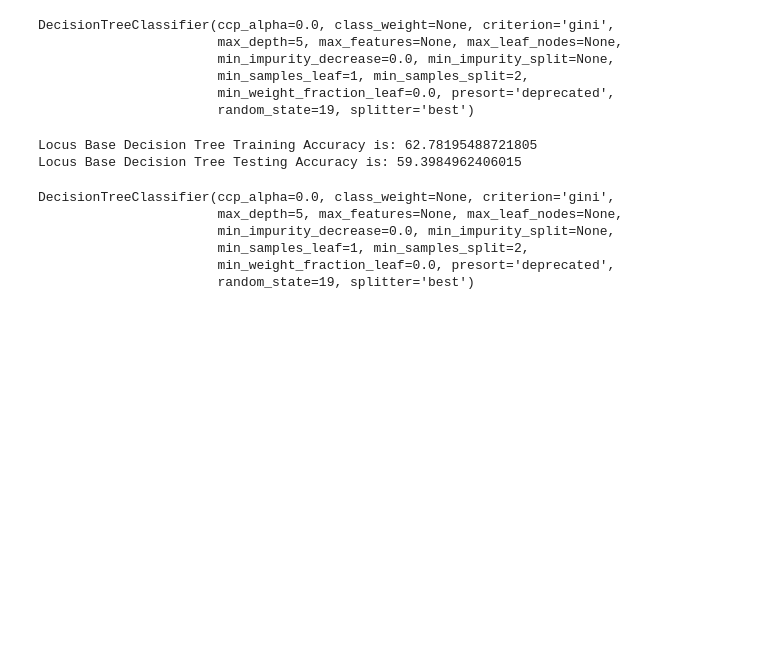
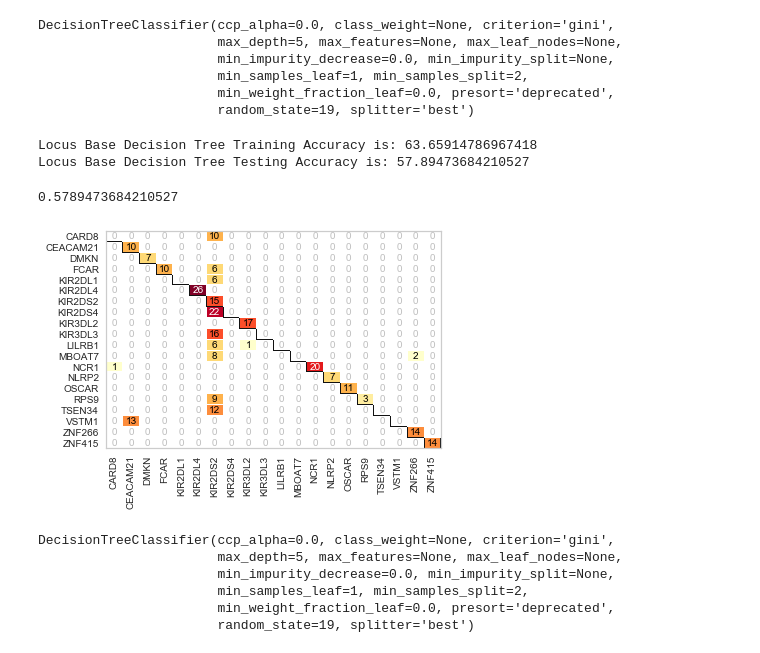
Before and after one commit to eannefawcett/Classifying-Gene-Locus-by-Protein-Composition, a Jupyter notebook: Modeling-19.ipynb, the cells around one changed output. Cells and saved outputs as stored; diff of their text form; code cells hidden in the pictures; blank space fills up the shorter version.

Commit message:
add confusion matrices

```diff
--- a/Modeling-19.ipynb
+++ b/Modeling-19.ipynb
@@ -387,8 +357,8 @@ len(df['Sequence'].unique()) # this means that there are only 4739 unique protei
 # %% [markdown]
 ## Input Data<a id='Input Data'></a>
 # %%
-to_drop = ['GeneID', 'Protein product', '# Sequence-Name', 'Sequence-Role', 'Assigned-Molecule-Location/Type',
-          'GenBank-Accn', 'Relationship', 'RefSeq-Accn', 'UCSC-style-name', 'Accession Version', 'Sequence', 'Protein name']
+to_drop = ['GeneID', 'Protein product', '# Sequence-Name', 'Sequence-Role',
+           'RefSeq-Accn', 'UCSC-style-name', 'Accession Version', 'Sequence', 'Protein name']
 # %%
 df = df.drop(to_drop, axis=1)
 df.sample(5)
@@ -600,8 +570,16 @@ from sklearn.metrics import accuracy_score
 print('Locus Base Decision Tree Training Accuracy is: {0}'.format(base_locus_clf.score(features_locus_train, target_locus_train)*100))
 print('Locus Base Decision Tree Testing Accuracy is: {0}'.format(base_locus_clf.score(features_locus_test, target_locus_test)*100))
 # %% [output]
-Locus Base Decision Tree Training Accuracy is: 62.78195488721805
-Locus Base Decision Tree Testing Accuracy is: 59.3984962406015
+Locus Base Decision Tree Training Accuracy is: 63.65914786967418
+Locus Base Decision Tree Testing Accuracy is: 57.89473684210527
+# %%
+from yellowbrick.classifier import ConfusionMatrix
+# The ConfusionMatrix visualizer taxes a model
+cm = ConfusionMatrix(base_locus_clf.fit(features_locus_train, target_locus_train))
+cm.score(features_locus_test, target_locus_test)
+# %% [output]
+0.5789473684210527
+[figure, added]
 # %%
 # base decision tree for strand testing
 from sklearn.tree import DecisionTreeClassifier
```
Also changed, not shown: parts of 31 cells of this notebook, 4 other files.
